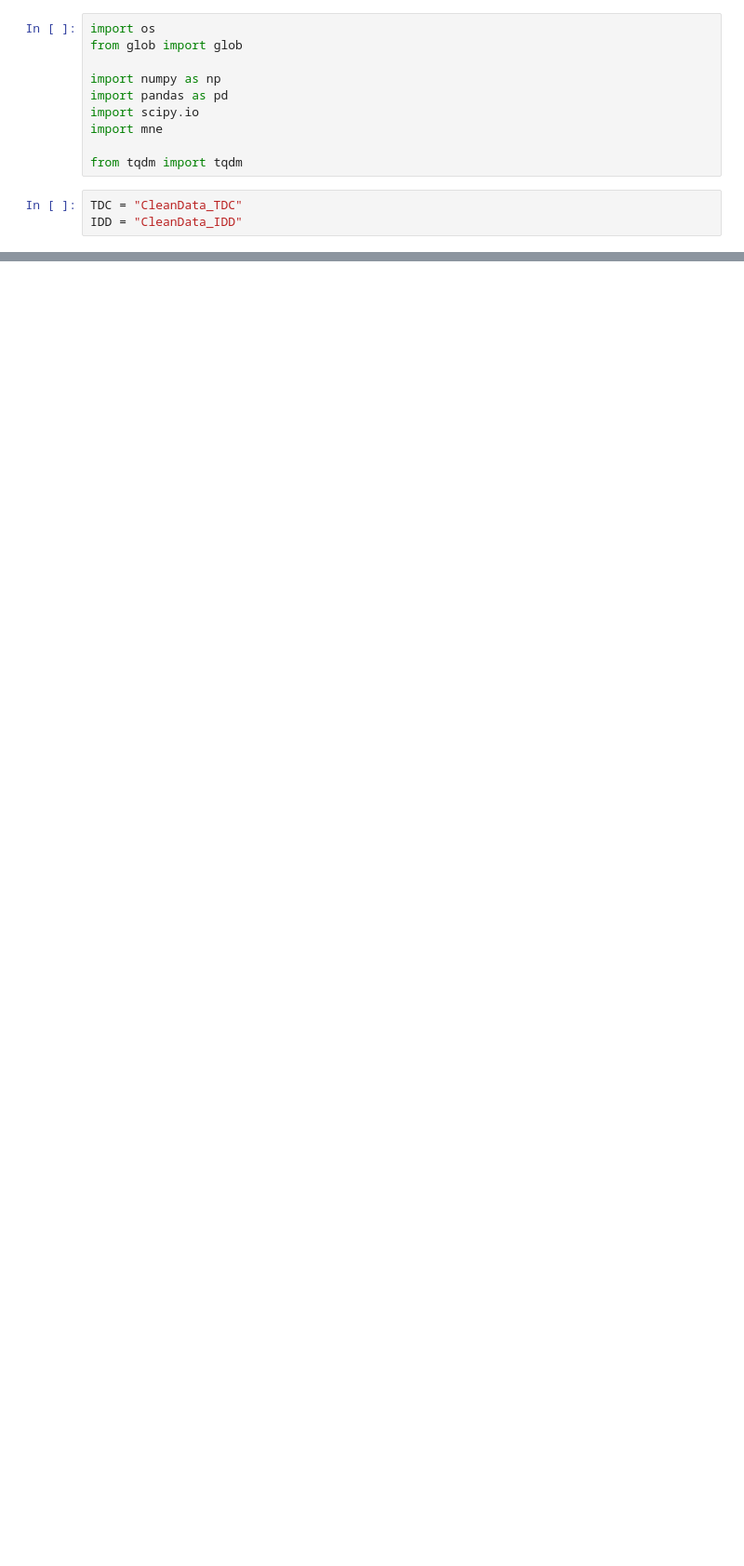
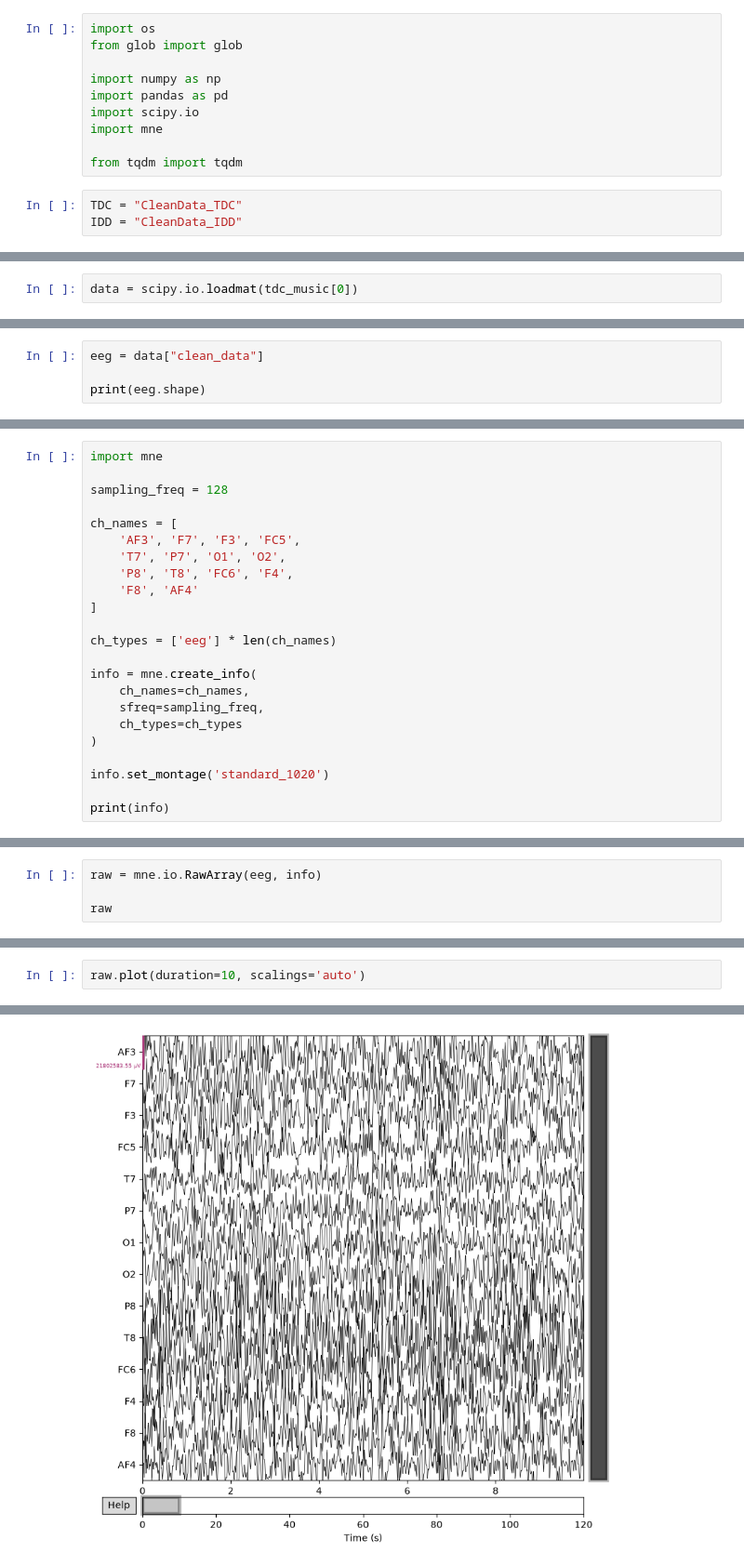
Before and after one commit to soniya-builds/BCI-EEG-Signal-Classification, a Jupyter notebook: Data_Preparation.ipynb, the cells around one changed output, grey strips where cells are left out. Shown at 93% size. Drawn from its saved outputs; the diff is of its cells as text; blank space fills up the shorter version.

```diff
--- a/Data_Preparation.ipynb
+++ b/Data_Preparation.ipynb
@@ -36,0 +54,2 @@ print(glob(IDD + "/Rest/*.mat"))
+# %%
+data = scipy.io.loadmat(tdc_music[0])
@@ -36,0 +60,4 @@ print(glob(IDD + "/Rest/*.mat"))
+# %%
+eeg = data["clean_data"]
+
+print(eeg.shape)
@@ -36,0 +66,23 @@ print(glob(IDD + "/Rest/*.mat"))
+# %%
+import mne
+
+sampling_freq = 128
+
+ch_names = [
+    'AF3', 'F7', 'F3', 'FC5',
+    'T7', 'P7', 'O1', 'O2',
+    'P8', 'T8', 'FC6', 'F4',
+    'F8', 'AF4'
+]
+
+ch_types = ['eeg'] * len(ch_names)
+
+info = mne.create_info(
+    ch_names=ch_names,
+    sfreq=sampling_freq,
+    ch_types=ch_types
+)
+
+info.set_montage('standard_1020')
+
+print(info)
@@ -36,0 +103,4 @@ print(glob(IDD + "/Rest/*.mat"))
+# %%
+raw = mne.io.RawArray(eeg, info)
+
+raw
@@ -36,0 +126,3 @@ print(glob(IDD + "/Rest/*.mat"))
+# %%
+raw.plot(duration=10, scalings='auto')
+# %% [output]
@@ -36,0 +130 @@ print(glob(IDD + "/Rest/*.mat"))
+[figure, added]
```
Also changed, not shown: parts of 11 cells of this notebook.
